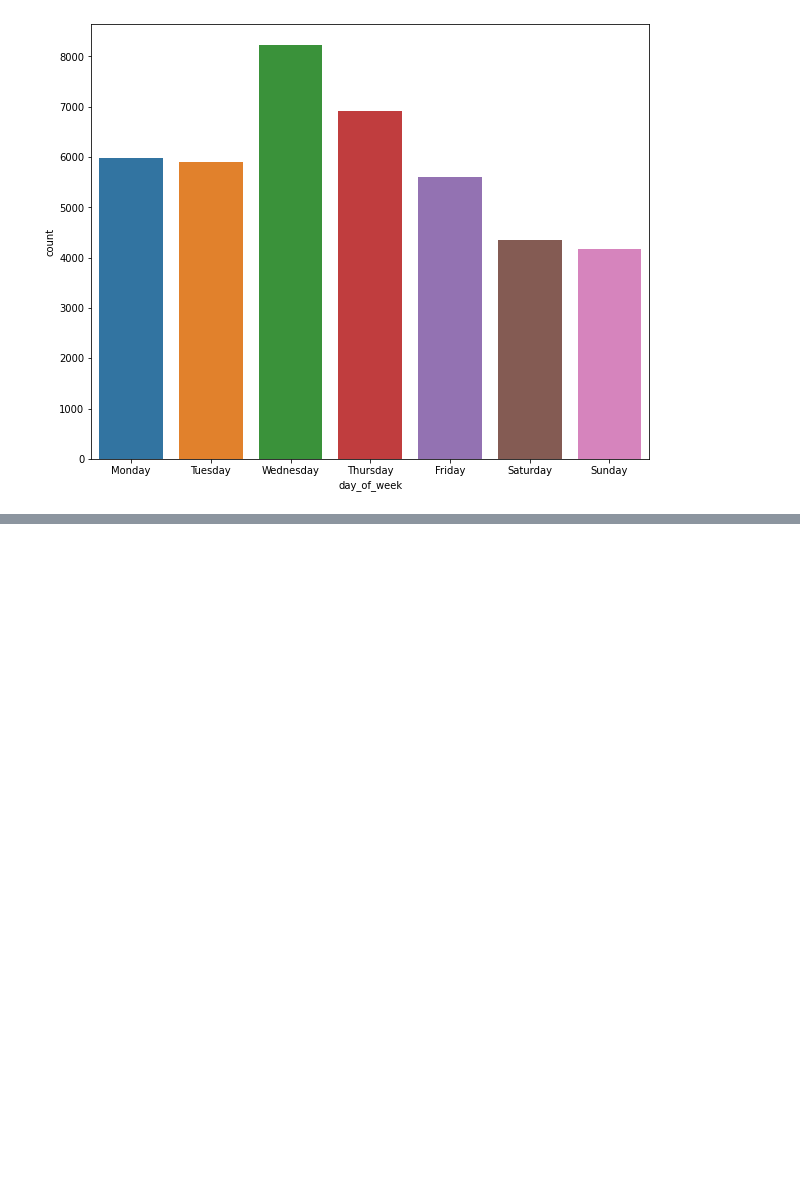
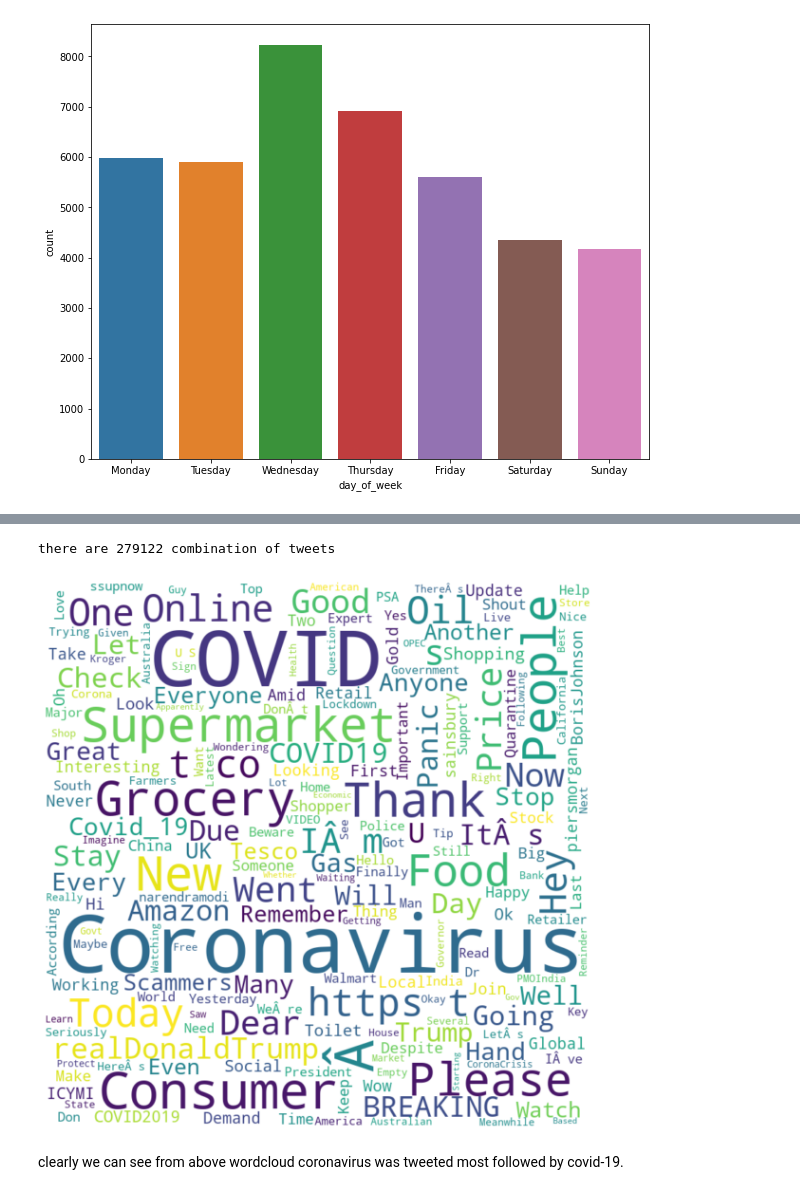
Before and after one commit to adilimam12/Classification-capstone-project-3, a Jupyter notebook: Coronavirus_tweet_sentiment_analysis.ipynb, the cells around one changed output, grey strips where cells are left out. Cells and saved outputs as stored; diff of their text form; code cells hidden in the pictures; blank space fills up the shorter version.

```diff
--- a/Coronavirus_tweet_sentiment_analysis.ipynb
+++ b/Coronavirus_tweet_sentiment_analysis.ipynb
@@ -379,0 +412,16 @@ plt.show()
+# %%
+# plotting word cloud
+stopowords=set(STOPWORDS)
+text = " ".join(tweets.split()[0] for tweets in covid_data.OriginalTweet)
+print('there are {} combination of tweets'.format(len(text)))
+word_cloud = WordCloud( background_color = 'white', width=800, height=800).generate(text)
+plt.axis("off")
+plt.rcParams["figure.figsize"] = (10,8)
+plt.imshow(word_cloud, interpolation='bilinear')
+plt.tight_layout(pad=0)
+plt.show()
+# %% [output]
+there are 279122 combination of tweets
+[figure, added]
+# %% [markdown]
+clearly we can see from above wordcloud coronavirus was tweeted most followed by covid-19.
```
Also changed, not shown: parts of 61 cells of this notebook.
